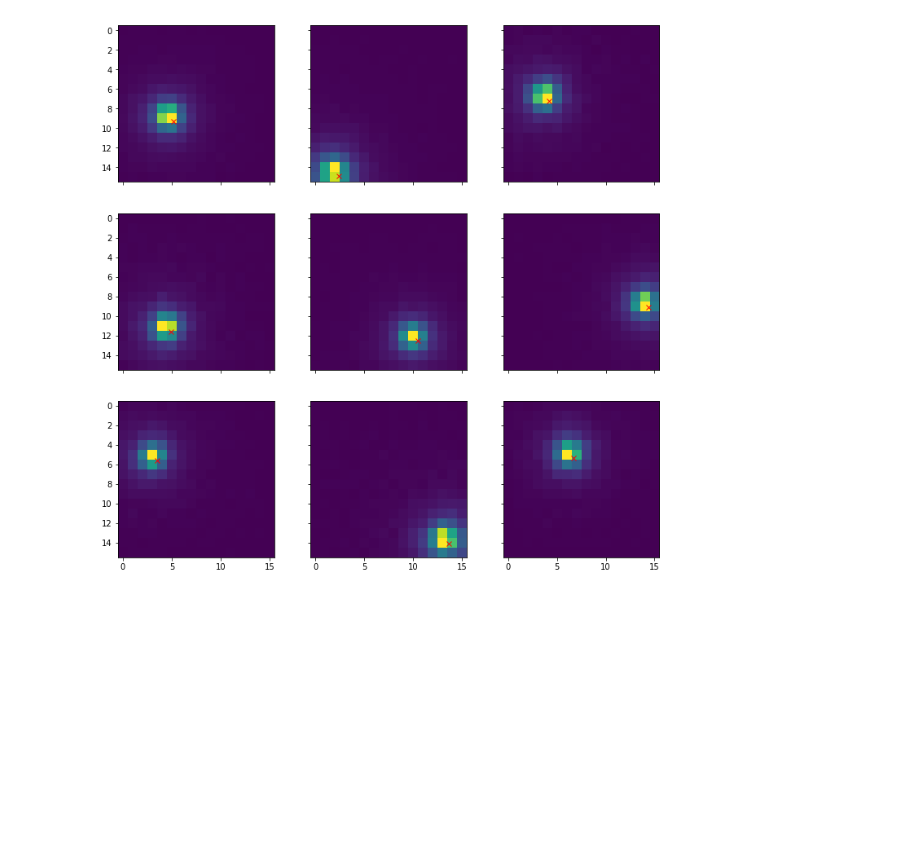
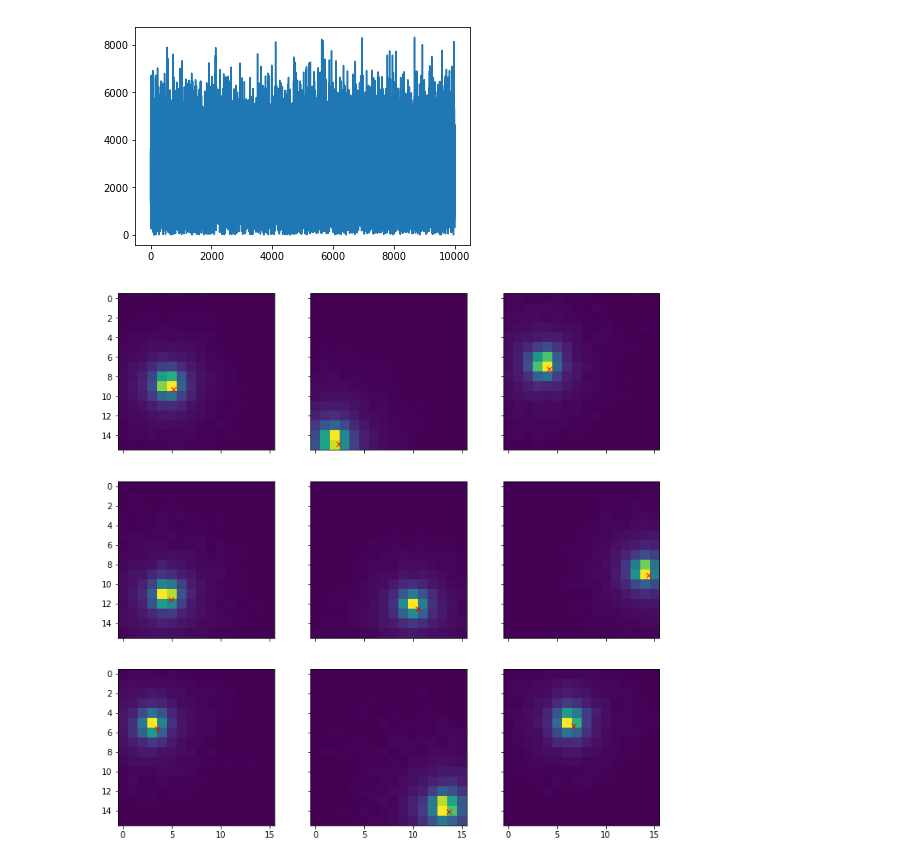
Before and after one commit to geirtul/scintillator, a Jupyter notebook: notebooks/data_exploration.ipynb, the cells around one changed output. Saved outputs shown, nothing was run; the diff lists cells and outputs as text; code cells hidden in the pictures; blank space fills up the shorter version.

Commit message:
Checkout out maximum intensities

```diff
--- a/notebooks/data_exploration.ipynb
+++ b/notebooks/data_exploration.ipynb
@@ -19,7 +19,7 @@ PATH = "../data/small_sample/"
 filenames = ["CeBr10kSingle_1.txt", "CeBr10kSingle_2.txt", "CeBr10k_1.txt", "CeBr10.txt"]
 
 ## single, mix, small define which dataset to load.
-file_to_load = "small"
+file_to_load = "single_1"
 
 if file_to_load == "single_1":
     infile = PATH+filenames[0]
@@ -37,10 +37,17 @@ n_img = data.shape[0]
 images = data[:, :n_pixels].reshape(n_img, 16, 16)# reshape to image dims
 images = np.transpose(images, axes=[0, 2, 1]) # transpose to correct spatial orientation
 energy_pos = data[:, n_pixels:] # Energy1, Xpos1, Ypos1, Energy2, Xpos2, Ypos2
-
-
-# Scale data to [0, 1] interval by the global maximum intensity
-images = images/np.amax(images)
+# %%
+
+# Scale data to [0, 1] interval by the global maximum intensity
+# images = images/np.amax(images)
+
+# Get max intensity for each image
+max_intensities = np.amax(images, axis=(1,2))
+plt.plot(np.arange(len(max_intensities)), max_intensities)
+plt.show()
+# %% [output]
+[figure, added]
 # %%
 # Plot some images, with electron origin positions
 %matplotlib inline
```
Also changed, not shown: parts of 1 cell of this notebook.
